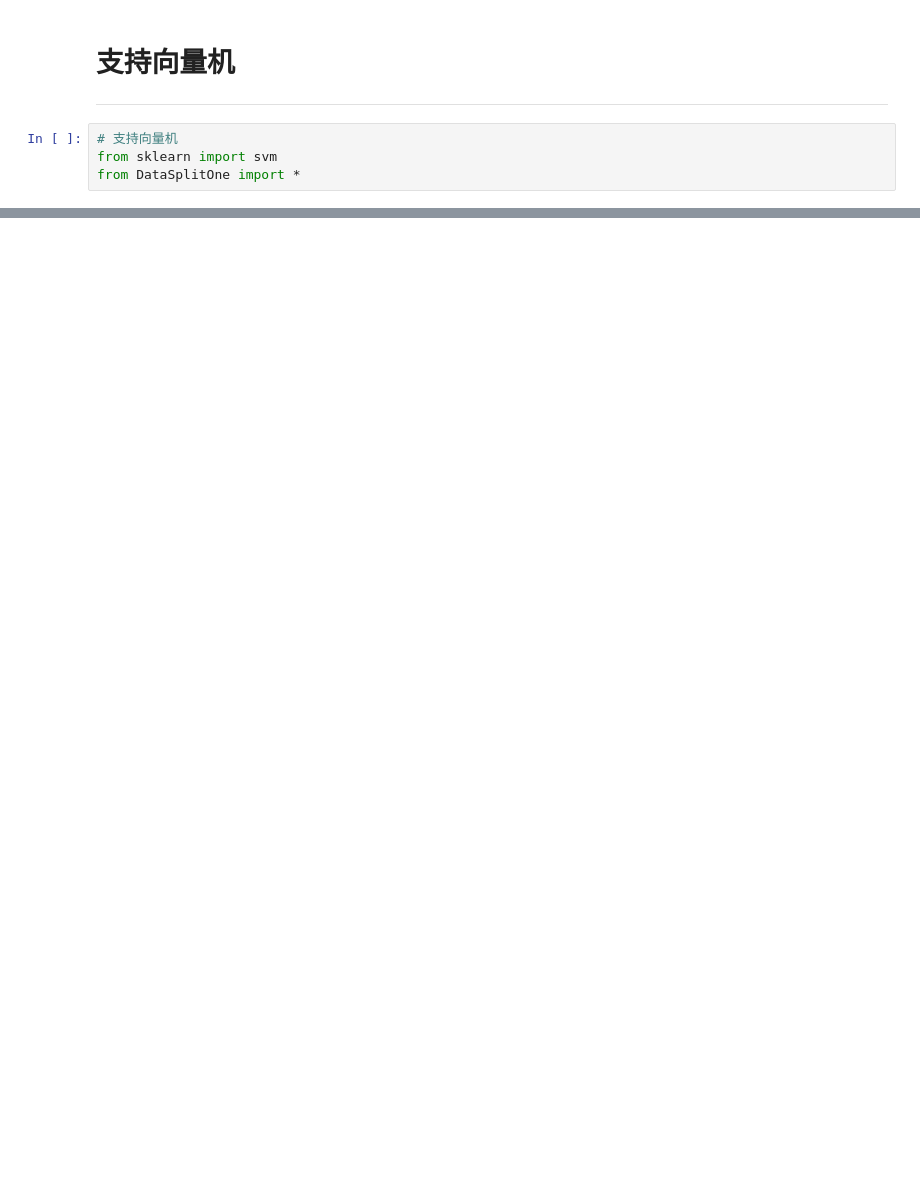
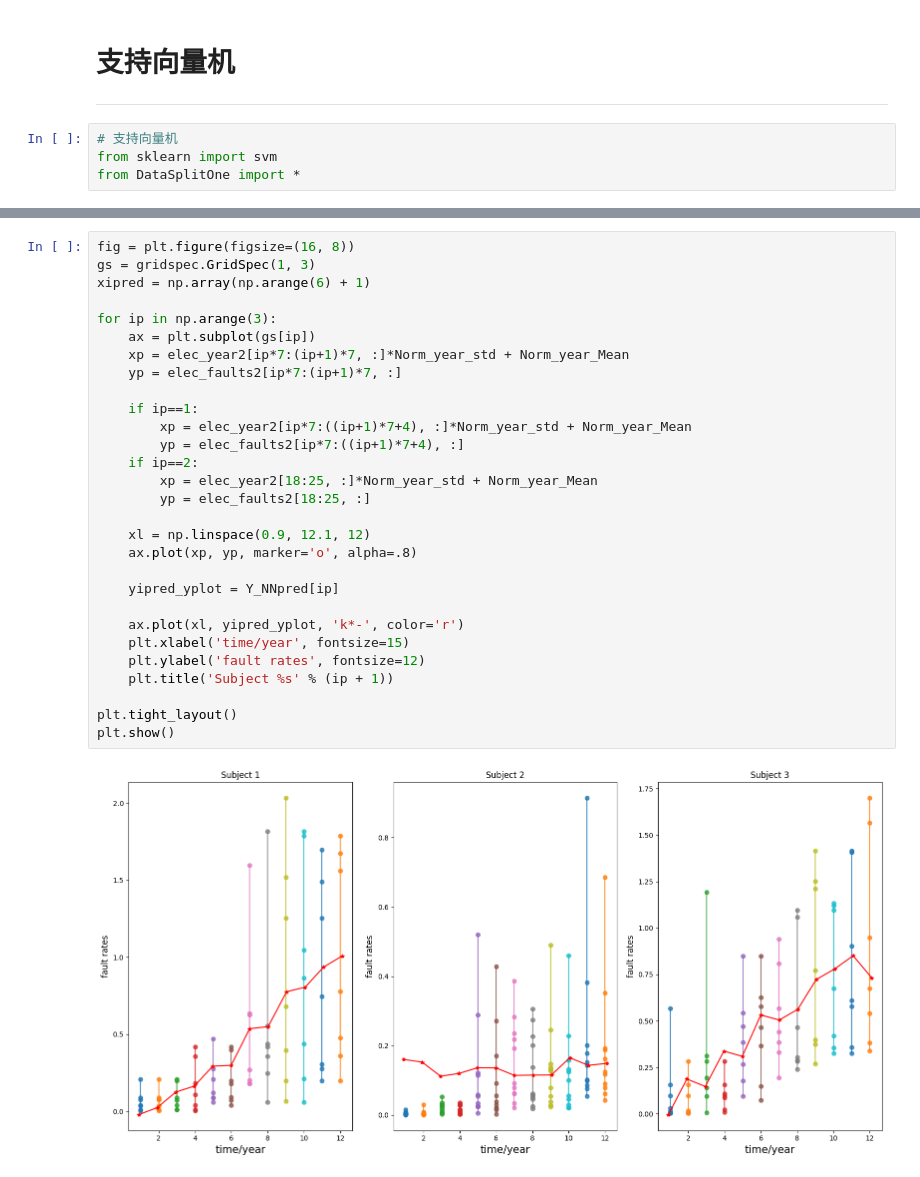
Before and after one commit to Qiuchumo/QW_reliable, a Jupyter notebook: LOFG_BN/Svm_Compare.ipynb, the cells around one changed output, grey strips where cells are left out. Saved outputs shown, nothing was run; the diff lists cells and outputs as text; blank space fills up the shorter version.

```diff
--- a/LOFG_BN/Svm_Compare.ipynb
+++ b/LOFG_BN/Svm_Compare.ipynb
@@ -311,0 +444,31 @@ plt.show()
+# %%
+fig = plt.figure(figsize=(16, 8))
+gs = gridspec.GridSpec(1, 3)
+xipred = np.array(np.arange(6) + 1)
+
+for ip in np.arange(3):
+    ax = plt.subplot(gs[ip])
+    xp = elec_year2[ip*7:(ip+1)*7, :]*Norm_year_std + Norm_year_Mean
+    yp = elec_faults2[ip*7:(ip+1)*7, :]
+
+    if ip==1:
+        xp = elec_year2[ip*7:((ip+1)*7+4), :]*Norm_year_std + Norm_year_Mean
+        yp = elec_faults2[ip*7:((ip+1)*7+4), :]
+    if ip==2:
+        xp = elec_year2[18:25, :]*Norm_year_std + Norm_year_Mean
+        yp = elec_faults2[18:25, :]
+
+    xl = np.linspace(0.9, 12.1, 12)
+    ax.plot(xp, yp, marker='o', alpha=.8)
+
+    yipred_yplot = Y_NNpred[ip]
+
+    ax.plot(xl, yipred_yplot, 'k*-', color='r')
+    plt.xlabel('time/year', fontsize=15)
+    plt.ylabel('fault rates', fontsize=12)
+    plt.title('Subject %s' % (ip + 1))
+
+plt.tight_layout()
+plt.show()
+# %% [output]
+[figure, added]
```
Also changed, not shown: parts of 11 cells of this notebook, 9 other files.
